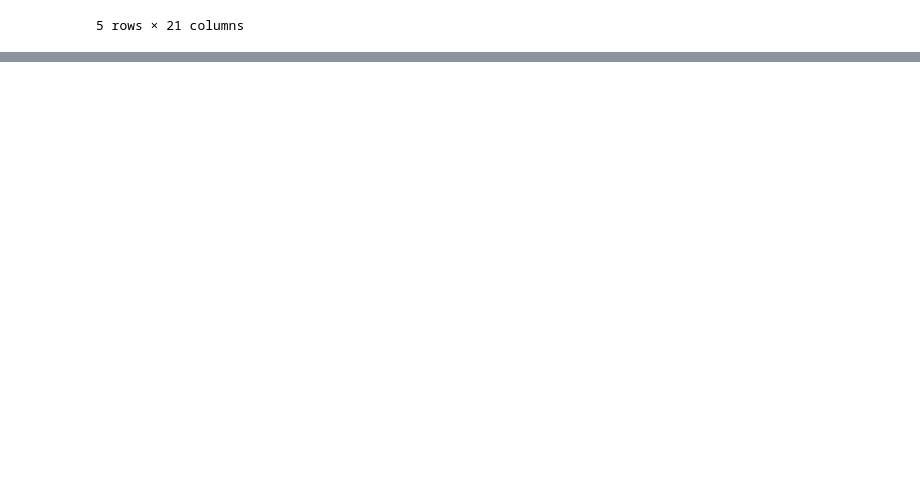
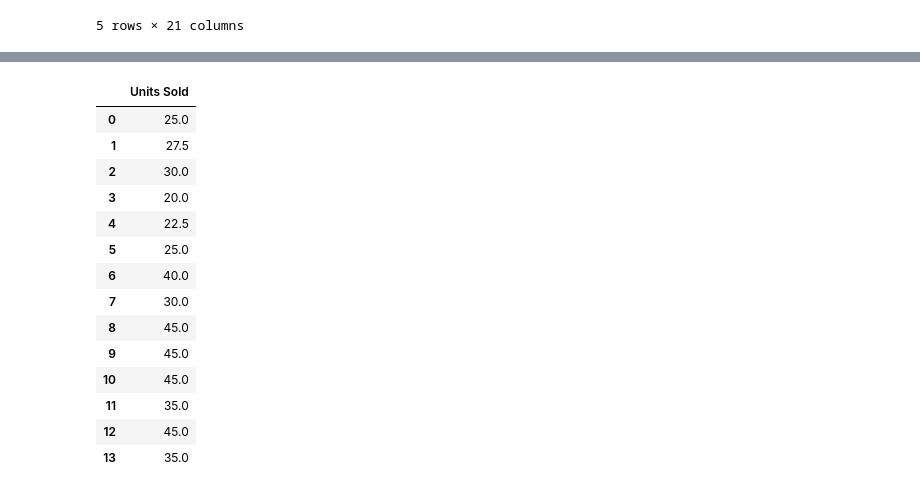
Before and after one commit to VaskarO/Data-analysis-and-business-intelligence, a Jupyter notebook: Packages and reviews/pandas_refresher.ipynb, the cells around one changed output, grey strips where cells are left out. Cells and saved outputs as stored; diff of their text form; code cells hidden in the pictures; blank space fills up the shorter version.

```diff
--- a/Packages and reviews/pandas_refresher.ipynb
+++ b/Packages and reviews/pandas_refresher.ipynb
@@ -501,0 +606,18 @@ df_result_bio.head()
+# %%
+coffee_df.loc[:, ['Units Sold']]
+# %% [output]
+|  | Units Sold |
+| 0 | 25.0 |
+| 1 | 27.5 |
+| 2 | 30.0 |
+| 3 | 20.0 |
+| 4 | 22.5 |
+| 5 | 25.0 |
+| 6 | 40.0 |
+| 7 | 30.0 |
+| 8 | 45.0 |
+| 9 | 45.0 |
+| 10 | 45.0 |
+| 11 | 35.0 |
+| 12 | 45.0 |
+| 13 | 35.0 |
```
Also changed, not shown: parts of 16 cells of this notebook.
